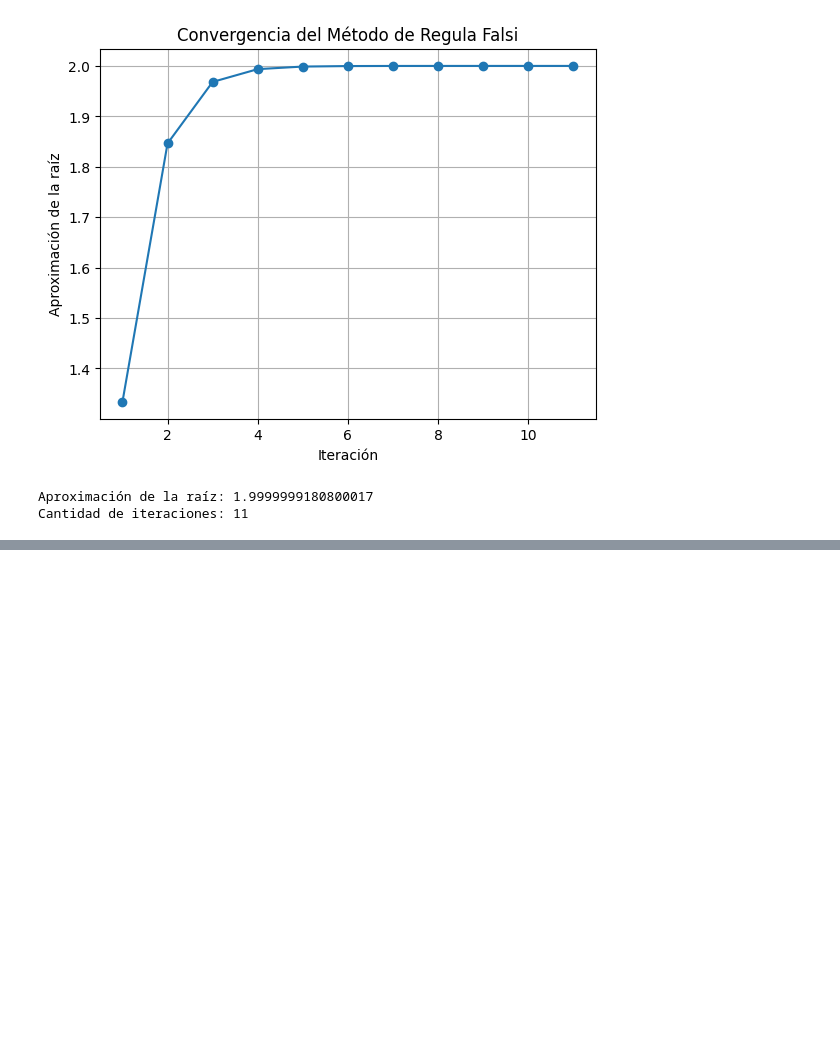
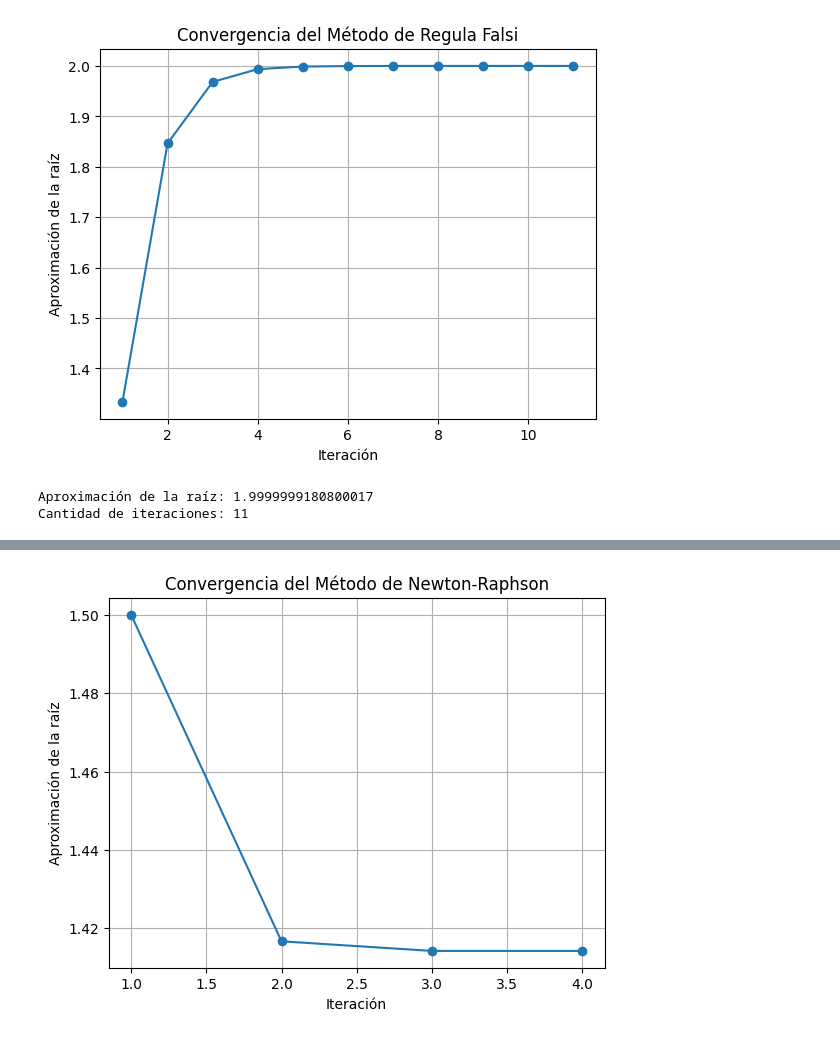
Before and after one commit to Gla2023/TrabajofinalCalculonumerico, a Jupyter notebook: Trabajo_final_Calculo_numérico.ipynb, the cells around one changed output, grey strips where cells are left out. Drawn from its saved outputs; the diff is of its cells as text; code cells hidden in the pictures; blank space fills up the shorter version.

```diff
--- a/Trabajo_final_Calculo_numérico.ipynb
+++ b/Trabajo_final_Calculo_numérico.ipynb
@@ -378,0 +507,87 @@ Cantidad de iteraciones: 11
+# %%
+import sympy as sp
+import matplotlib.pyplot as plt
+
+def newton_raphson(func, x0, tol=1e-6, max_iter=100):
+    """
+    Método de Newton-Raphson para encontrar la raíz de una función.
+
+    Args:
+        func (sympy.Function): La función para la cual queremos encontrar la raíz.
+        x0 (float): Punto inicial.
+        tol (float): Tolerancia para la convergencia (opcional).
+        max_iter (int): Número máximo de iteraciones (opcional).
+
+    Returns:
+        float: La aproximación de la raíz.
+        int: La cantidad de iteraciones realizadas.
+    """
+    x = sp.symbols('x')
+    f_prime = sp.diff(func, x)
+
+    iteration = 0
+    iteraciones = []
+    aproximaciones = []
+
+    while iteration < max_iter:
+        fx = func.subs(x, x0)
+        f_prime_x = f_prime.subs(x, x0)
+
+        if abs(fx) < tol:
+            # Graficar las iteraciones
+            plt.plot(iteraciones, aproximaciones, marker='o')
+            plt.xlabel('Iteración')
+            plt.ylabel('Aproximación de la raíz')
+            plt.title('Convergencia del Método de Newton-Raphson')
+            plt.grid(True)
+            plt.show()
+
+            return x0, iteration + 1  # +1 para contar la iteración actual
+
+        x1 = x0 - fx / f_prime_x
+
+        # Actualizar listas para la gráfica
+        iteraciones.append(iteration + 1)
+        aproximaciones.append(x1)
+
+        if abs(x1 - x0) < tol:
+            # Graficar las iteraciones
+            plt.plot(iteraciones, aproximaciones, marker='o')
+            plt.xlabel('Iteración')
+            plt.ylabel('Aproximación de la raíz')
+            plt.title('Convergencia del Método de Newton-Raphson')
+            plt.grid(True)
+            plt.show()
+
+            return x1, iteration + 1
+
+        x0 = x1
+        iteration += 1
+
+    # Graficar las iteraciones si no converge
+    plt.plot(iteraciones, aproximaciones, marker='o')
+    plt.xlabel('Iteración')
+    plt.ylabel('Aproximación de la raíz')
+    plt.title('Convergencia del Método de Newton-Raphson')
+    plt.grid(True)
+    plt.show()
+
+    raise ValueError("El método de Newton-Raphson no convergió en el número máximo de iteraciones.")
+
+# Ejemplo de uso
+if __name__ == "__main__":
+    # Define la función f(x)
+    x = sp.symbols('x')
+    f = x**2 - 2
+
+    # Punto inicial
+    x0 = 1.0
+
+    # Llama al método de Newton-Raphson
+    root, iterations = newton_raphson(f, x0)
+
+    # Imprime el resultado
+    print(f"Aproximación de la raíz: {root}")
+    print(f"Cantidad de iteraciones: {iterations}")
+# %% [output]
+[figure, added]
```
Also changed, not shown: parts of 15 cells of this notebook.
